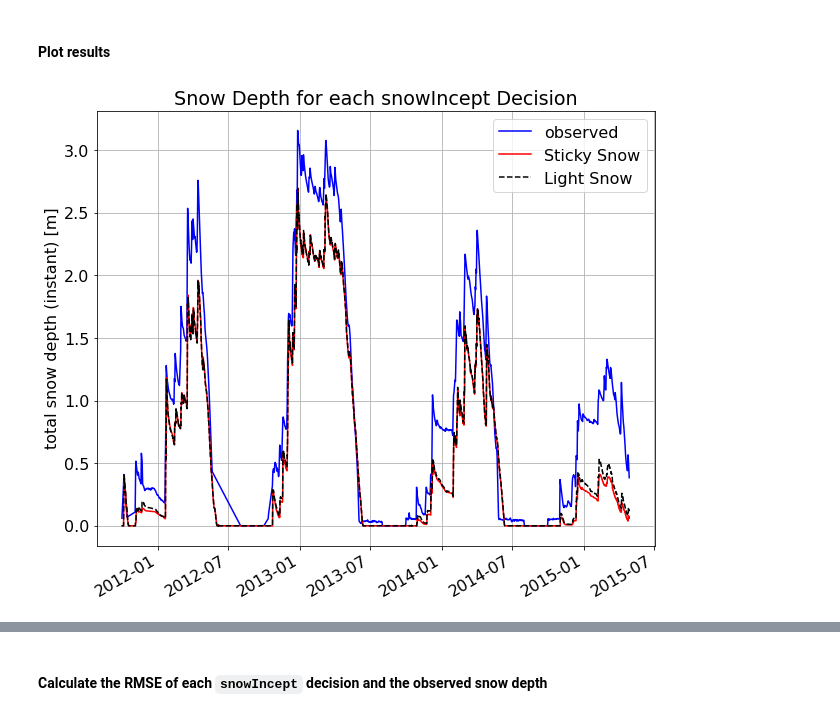
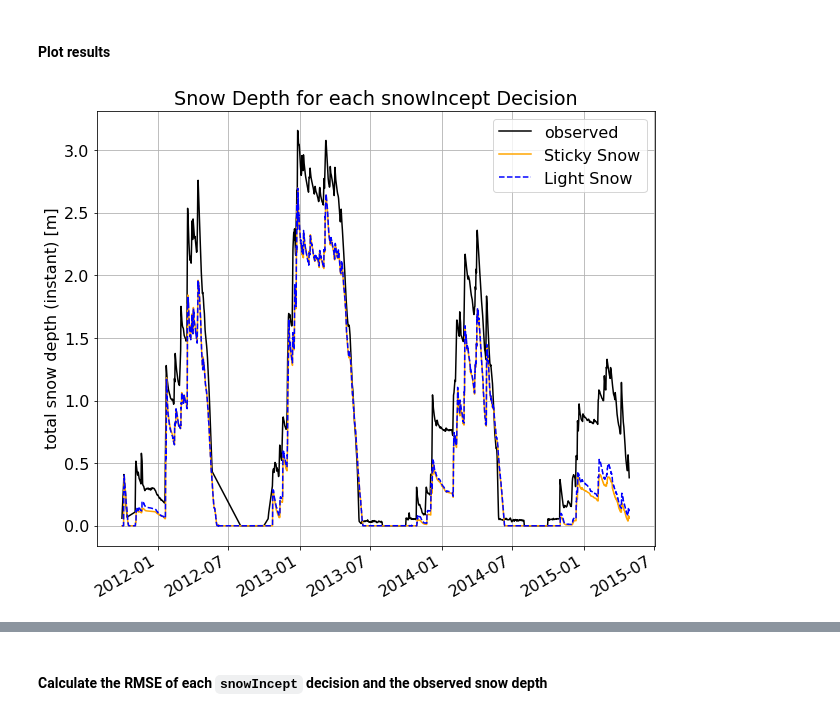
Before and after one commit to RaineyAbe/CVU_SnowHydro_CourseProject, a Jupyter notebook: minimize_summa_misfits_cues.ipynb, the cells around one changed output, grey strips where cells are left out. Saved outputs shown, nothing was run; the diff lists cells and outputs as text; code cells hidden in the pictures.

```diff
--- a/minimize_summa_misfits_cues.ipynb
+++ b/minimize_summa_misfits_cues.ipynb
@@ -175 +171,13 @@ plt.legend()
 [figure]
+# %%
+plt.figure(figsize=(10,8))
+plt.rcParams.update({'font.size': 16})
+plt.plot(s_var.output['time'],obs_interp/100, label='Observed', color='black')
+s_con.output['scalarSnowDepth'].plot(label='Constant Decay', color='#542788')
+s_var.output['scalarSnowDepth'].plot(label='Variable Decay', color='#e08214')
+plt.xlim(xmin=datetime.datetime(2012,10,1),xmax=datetime.datetime(2013,6,1))
+plt.title('Snow Depth for each Albedo Formulation')
+plt.grid()
+plt.xlabel('')
+plt.legend()
+plt.savefig('figures/albedo_zoomed.png')
@@ -360,0 +371,14 @@ plt.show()
+# %%
+plt.figure(figsize=(10,8))
+plt.rcParams.update({'font.size': 16})
+plt.plot(s_con_clm.output['time'],obs_interp/100, label='Observed', color='black')
+s_con_clm.output['scalarSnowDepth'].plot(label='CLM layering', color=plt.cm.inferno(0.3))
+s_con_jrdn.output['scalarSnowDepth'].plot(label='Jordan1991 layering', color=plt.cm.inferno(0.5))
+s_con_thin.output['scalarSnowDepth'].plot(label='Thin 2 layer', color=plt.cm.inferno(0.7))
+s_con_thick.output['scalarSnowDepth'].plot(label='Thick 2 layer', color=plt.cm.inferno(0.9))
+plt.xlim(xmin=datetime.datetime(2011,10,1),xmax=datetime.datetime(2012,6,1))
+plt.title('Snow Depth for each Layering Scheme')
+plt.grid()
+plt.xlabel('')
+plt.legend()
+plt.savefig('figures/layers_zoomed.png')
@@ -460,15 +486,15 @@ s_con_clm_light.run('local', run_suffix='_conDecay_clm_light')
 # %%
 plt.figure(figsize=(10,8))
 plt.rcParams.update({'font.size': 16})
-plt.plot(s_con_clm.output['time'],obs_interp/100, label='observed', color='blue')
+plt.plot(s_con_clm.output['time'],obs_interp/100, label='observed', color='black')
 s_con_clm_sticky.output['scalarSnowDepth'].plot(label='Sticky Snow',
-                                              color='red', linestyle='-')
+                                              color='orange', linestyle='-')
 s_con_clm_light.output['scalarSnowDepth'].plot(label='Light Snow',
-                                             color='black', linestyle='--')
+                                             color='blue', linestyle='--')
 plt.title('Snow Depth for each snowIncept Decision')
 plt.grid()
 plt.xlabel('')
 plt.legend()
-plt.show()
+plt.savefig('figures/snowIncept.png')
 # %% [output]
-[figure, old version]
+[figure, new version]
```
Also changed, not shown: parts of 9 cells of this notebook, 6 other files.
